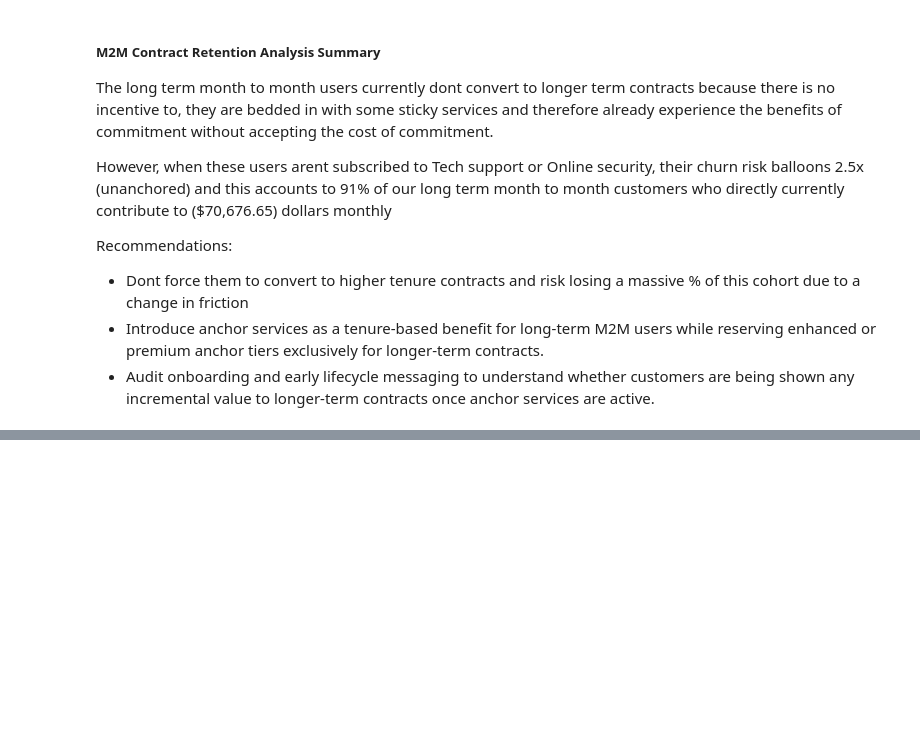
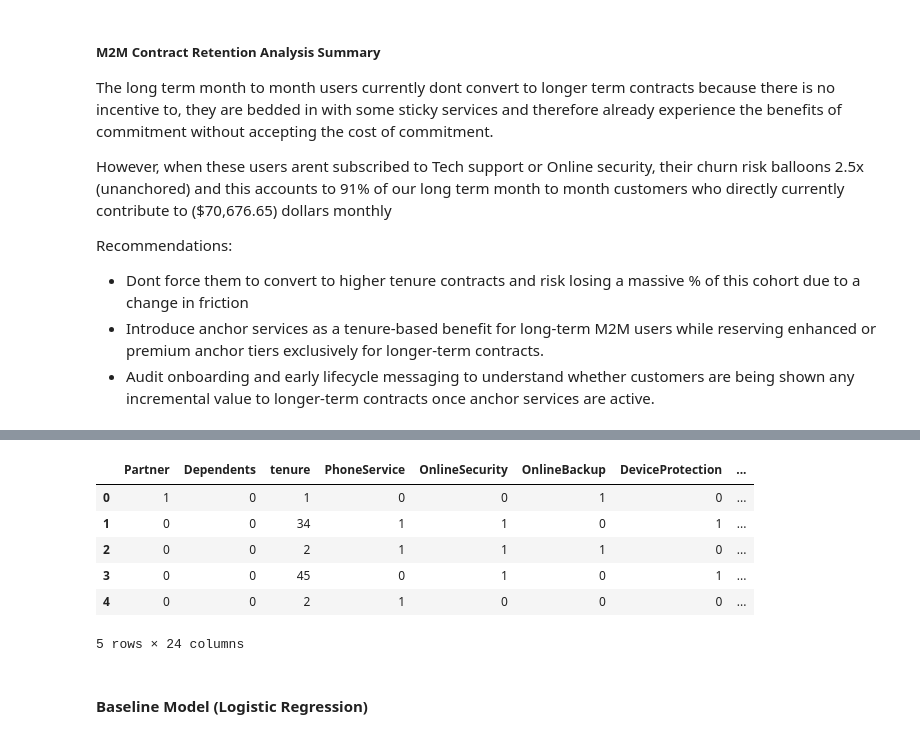
Before and after one commit to N-anle/TelecomChurnAnalysis, a Jupyter notebook: notebook.ipynb, the cells around one changed output, grey strips where cells are left out. Drawn from its saved outputs; the diff is of its cells as text; code cells hidden in the pictures; blank space fills up the shorter version.

```diff
--- a/notebook.ipynb
+++ b/notebook.ipynb
@@ -1793,0 +1889,19 @@ Monthly Revenue at 41% Churn Risk: $70,676.65
+# %%
+x = ml_dataset.drop(columns = ['Churn_numeric', 'StickinessScore'])
+y = ml_dataset['Churn_numeric']
+# %%
+x = pd.get_dummies(x, drop_first = True)
+# %%
+x = x.astype(int)
+# %%
+x.head()
+# %% [output]
+|  | Partner | Dependents | tenure | PhoneService | OnlineSecurity | OnlineBackup | DeviceProtection | ... |
+| 0 | 1 | 0 | 1 | 0 | 0 | 1 | 0 | ... |
+| 1 | 0 | 0 | 34 | 1 | 1 | 0 | 1 | ... |
+| 2 | 0 | 0 | 2 | 1 | 1 | 1 | 0 | ... |
+| 3 | 0 | 0 | 45 | 0 | 1 | 0 | 1 | ... |
+| 4 | 0 | 0 | 2 | 1 | 0 | 0 | 0 | ... |
+5 rows × 24 columns
+# %% [markdown]
+#### Baseline Model (Logistic Regression)
```
Also changed, not shown: parts of 22 cells of this notebook.
